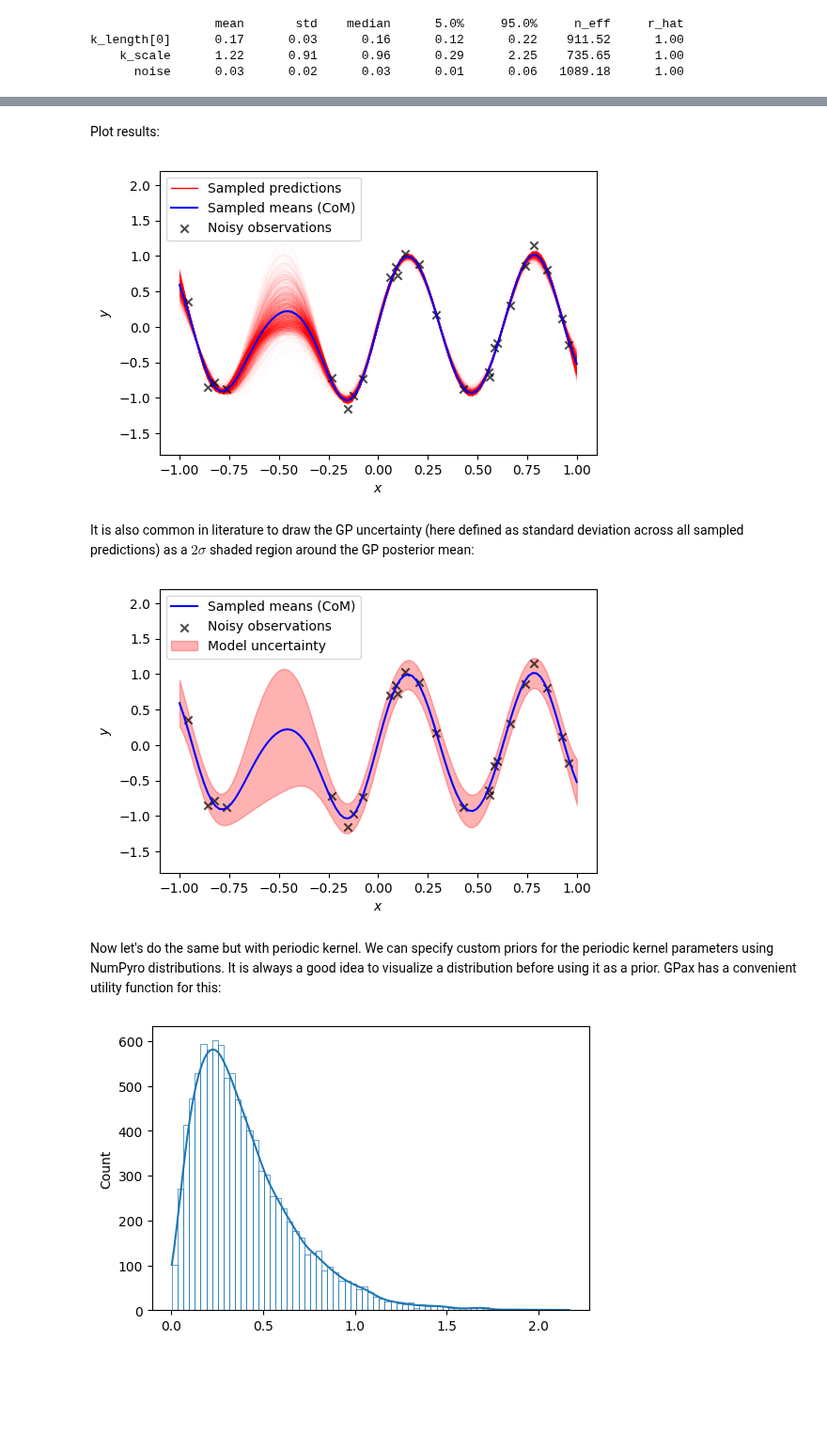
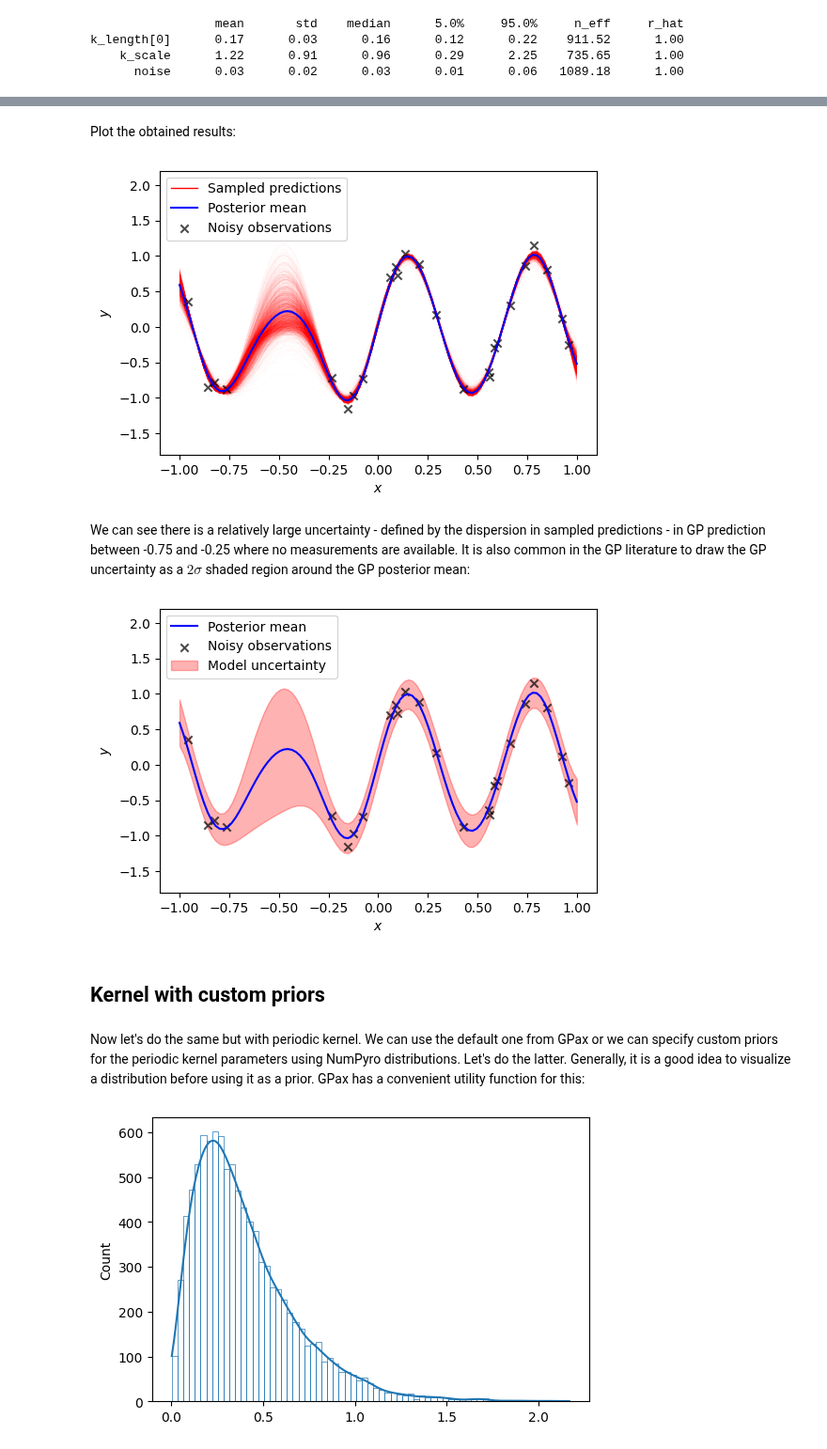
Before and after one commit to ziatdinovmax/gpax, a Jupyter notebook: examples/simpleGP.ipynb, the cells around one changed output, grey strips where cells are left out. Shown at 94% size. Cells and saved outputs as stored; diff of their text form; code cells hidden in the pictures; blank space fills up the shorter version.

```diff
--- a/examples/simpleGP.ipynb
+++ b/examples/simpleGP.ipynb
@@ -54,36 +79,38 @@ X_test = np.linspace(-1, 1, 100)
 y_pred, y_sampled = gp_model.predict(rng_key_predict, X_test, n=200)
 # %% [markdown]
-Plot results:
+Plot the obtained results:
 # %%
 _, ax = plt.subplots(dpi=100)
 ax.set_xlabel("$x$")
 ax.set_ylabel("$y$")
 ax.scatter(X, y, marker='x', c='k', zorder=1, label="Noisy observations", alpha=0.7)
 for y1 in y_sampled:
     ax.plot(X_test, y1.mean(0), lw=.1, zorder=0, c='r', alpha=.1)
 l, = ax.plot(X_test, y_sampled[0].mean(0), lw=1, c='r', alpha=1, label="Sampled predictions")
-ax.plot(X_test, y_pred, lw=1.5, zorder=1, c='b', label='Sampled means (CoM)')
+ax.plot(X_test, y_pred, lw=1.5, zorder=1, c='b', label='Posterior mean')
 ax.legend(loc='upper left')
 l.set_alpha(0)
 ax.set_ylim(-1.8, 2.2);
 # %% [output]
-[figure, old version]
+[figure, new version]
 # %% [markdown]
-It is also common in literature to draw the GP uncertainty (here defined as standard deviation across all sampled predictions) as a $2\sigma$ shaded region around the GP posterior mean:
+We can see there is a relatively large uncertainty - defined by the dispersion in sampled predictions - in GP prediction between -0.75 and -0.25 where no measurements are available. It is also common in the GP literature to draw the GP uncertainty as a $2\sigma$ shaded region around the GP posterior mean:
 # %%
 _, ax = plt.subplots(dpi=100)
 ax.set_xlabel("$x$")
 ax.set_ylabel("$y$")
 ax.scatter(X, y, marker='x', c='k', zorder=2, label="Noisy observations", alpha=0.7)
-ax.plot(X_test, y_pred, lw=1.5, zorder=2, c='b', label='Sampled means (CoM)')
+ax.plot(X_test, y_pred, lw=1.5, zorder=2, c='b', label='Posterior mean')
 ax.fill_between(X_test, y_pred - y_sampled.std(axis=(0,1)), y_pred + y_sampled.std(axis=(0,1)),
                 color='r', alpha=0.3, label="Model uncertainty")
 ax.legend(loc='upper left')
 ax.set_ylim(-1.8, 2.2);
 # %% [output]
-[figure, old version]
+[figure, new version]
+# %% [markdown]
+## Kernel with custom priors
 # %% [markdown]
-Now let's do the same but with periodic kernel. We can specify custom priors for the periodic kernel parameters using NumPyro distributions. It is always a good idea to visualize a distribution before using it as a prior. GPax has a convenient utility function for this:
+Now let's do the same but with periodic kernel. We can use the default one from GPax or we can specify custom priors for the periodic kernel parameters using NumPyro distributions. Let's do the latter. Generally, it is a good idea to visualize a distribution before using it as a prior. GPax has a convenient utility function for this:
 # %%
 import numpyro
 
```
Also changed, not shown: parts of 21 cells of this notebook.
